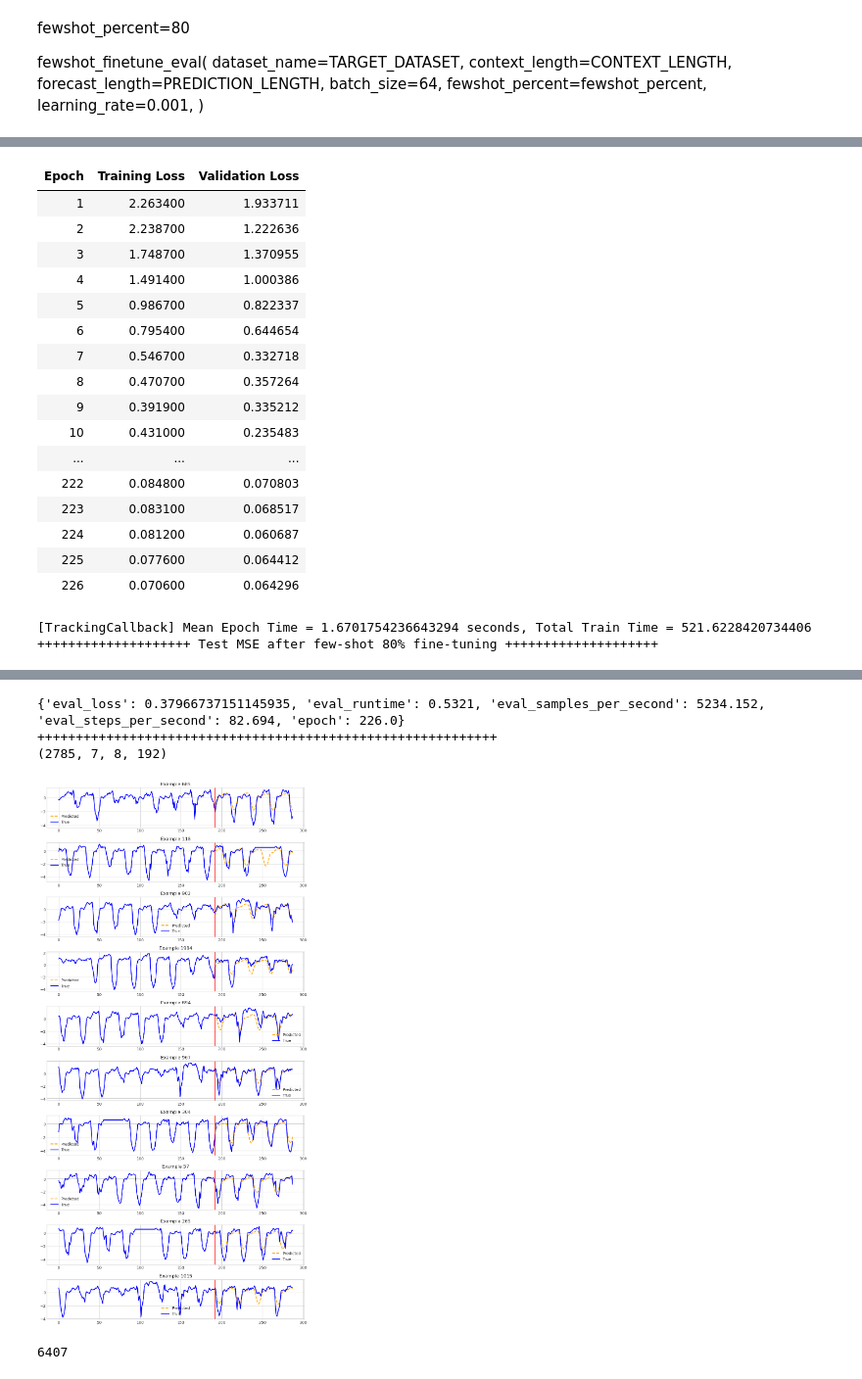
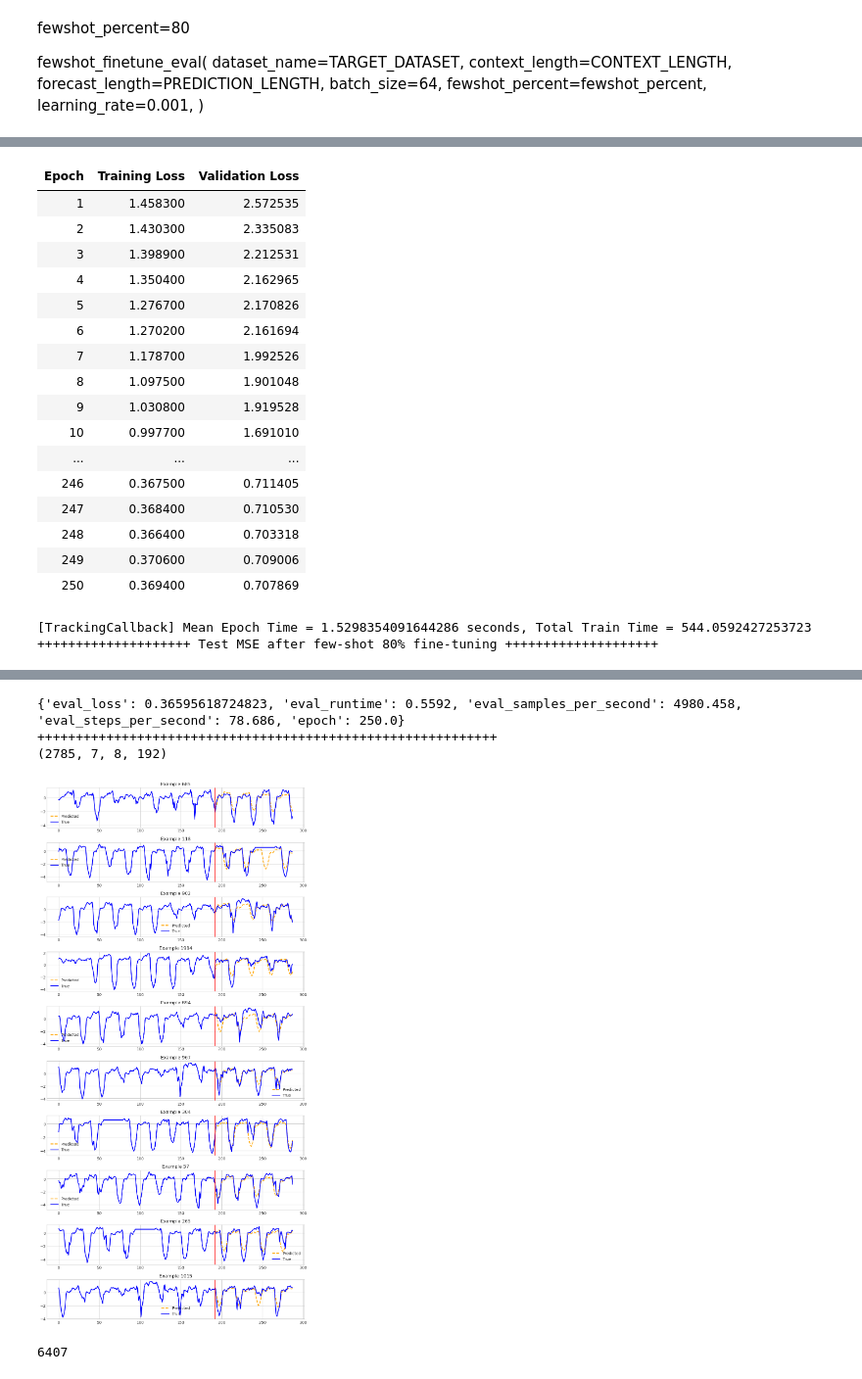
Before and after one commit to kyongmin-yeo/granite-tsfm, a Jupyter notebook: notebooks/hfdemo/ttm_ddpm.ipynb, the cells around one changed output, grey strips where cells are left out. Shown at 98% size. Cells and saved outputs as stored; diff of their text form; code cells hidden in the pictures.

```diff
--- a/notebooks/hfdemo/ttm_ddpm.ipynb
+++ b/notebooks/hfdemo/ttm_ddpm.ipynb
@@ -193,12 +193,19 @@ def fewshot_finetune_eval(
     save_dir=OUT_DIR,
     loss="mse",
     distribution_output=None,
+    #Mixture Model parameters
     num_of_mixtures=None,
     mixture_base=None,
     mixture_mode='full',
     mixture_mean_reg = 1.e-4,
     mixture_var_reg = 1.0,
-    quantile=0.5,
+    #Diffusion Model parameters
+    diff_model = 'rescaled',
+    dim_t_emb = 64,
+    beta_info = {},
+    uniform_t_sampling = True,
+    diff_substep = 10,
+    #Misc parameters
     return_model=False,
     early_stop_patience=10,
 ):
@@ -229,13 +236,17 @@ def fewshot_finetune_eval(
             prediction_length=forecast_length,
             head_dropout=0.7,
             loss=loss,
-            quantile=quantile,
             distribution_output=distribution_output,
             num_of_mixtures=num_of_mixtures,
             mixture_base=mixture_base,
             mixture_mode=mixture_mode,
             mixture_mean_reg=mixture_mean_reg,
             mixture_var_reg=mixture_var_reg,
+            diff_model = diff_model,
+            dim_t_emb = dim_t_emb,
+            beta_info = beta_info,
+            uniform_t_sampling = uniform_t_sampling,
+            diff_substep = diff_substep,
         )
     else:
         finetune_forecast_model = get_model(
@@ -243,13 +254,17 @@ def fewshot_finetune_eval(
             context_length=context_length,
             prediction_length=forecast_length,
             loss=loss,
-            quantile=quantile,
             distribution_output=distribution_output,
             num_of_mixtures=num_of_mixtures,
             mixture_base=mixture_base,
             mixture_mode=mixture_mode,
             mixture_mean_reg=mixture_mean_reg,
             mixture_var_reg=mixture_var_reg,
+            diff_model = diff_model,
+            dim_t_emb = dim_t_emb,
+            beta_info = beta_info,
+            uniform_t_sampling = uniform_t_sampling,
+            diff_substep = diff_substep,
         )
 
     if freeze_backbone:
@@ -390,7 +405,12 @@ fewshot_finetune_eval(
     learning_rate=0.0005,
     loss="ddpm",
     distribution_output='diffusion',
-    early_stop_patience=50,
+    diff_model = 'rescaled',
+    dim_t_emb = 64,
+    beta_info = {},
+    uniform_t_sampling = True,
+    diff_substep = 15,
+    early_stop_patience=100,
     return_model=True,
 )
 # %% [output]
@@ -414,27 +434,27 @@ WARNING:p-3291295:t-22666648803136:other.py:check_os_kernel:Detected kernel vers
 | Epoch | Training Loss | Validation Loss |
-| 1 | 2.263400 | 1.933711 |
-| 2 | 2.238700 | 1.222636 |
-| 3 | 1.748700 | 1.370955 |
-| 4 | 1.491400 | 1.000386 |
-| 5 | 0.986700 | 0.822337 |
-| 6 | 0.795400 | 0.644654 |
-| 7 | 0.546700 | 0.332718 |
-| 8 | 0.470700 | 0.357264 |
-| 9 | 0.391900 | 0.335212 |
-| 10 | 0.431000 | 0.235483 |
+| 1 | 1.458300 | 2.572535 |
+| 2 | 1.430300 | 2.335083 |
+| 3 | 1.398900 | 2.212531 |
+| 4 | 1.350400 | 2.162965 |
+| 5 | 1.276700 | 2.170826 |
+| 6 | 1.270200 | 2.161694 |
+| 7 | 1.178700 | 1.992526 |
+| 8 | 1.097500 | 1.901048 |
+| 9 | 1.030800 | 1.919528 |
+| 10 | 0.997700 | 1.691010 |
 | ... | ... | ... |
-| 222 | 0.084800 | 0.070803 |
-| 223 | 0.083100 | 0.068517 |
-| 224 | 0.081200 | 0.060687 |
-| 225 | 0.077600 | 0.064412 |
-| 226 | 0.070600 | 0.064296 |
+| 246 | 0.367500 | 0.711405 |
+| 247 | 0.368400 | 0.710530 |
+| 248 | 0.366400 | 0.703318 |
+| 249 | 0.370600 | 0.709006 |
+| 250 | 0.369400 | 0.707869 |
-[TrackingCallback] Mean Epoch Time = 1.6701754236643294 seconds, Total Train Time = 521.6228420734406
+[TrackingCallback] Mean Epoch Time = 1.5298354091644286 seconds, Total Train Time = 544.0592427253723
 ++++++++++++++++++++ Test MSE after few-shot 80% fine-tuning ++++++++++++++++++++
 [interactive output not drawn]
-{'eval_loss': 0.37966737151145935, 'eval_runtime': 0.5321, 'eval_samples_per_second': 5234.152, 'eval_steps_per_second': 82.694, 'epoch': 226.0}
+{'eval_loss': 0.36595618724823, 'eval_runtime': 0.5592, 'eval_samples_per_second': 4980.458, 'eval_steps_per_second': 78.686, 'epoch': 250.0}
 ++++++++++++++++++++++++++++++++++++++++++++++++++++++++++++
 (2785, 7, 8, 192)
-[figure, old version]
+[figure, new version]
 # %%
 #First Get Data
 
```
Also changed, not shown: parts of 19 cells of this notebook, 1 other file.
